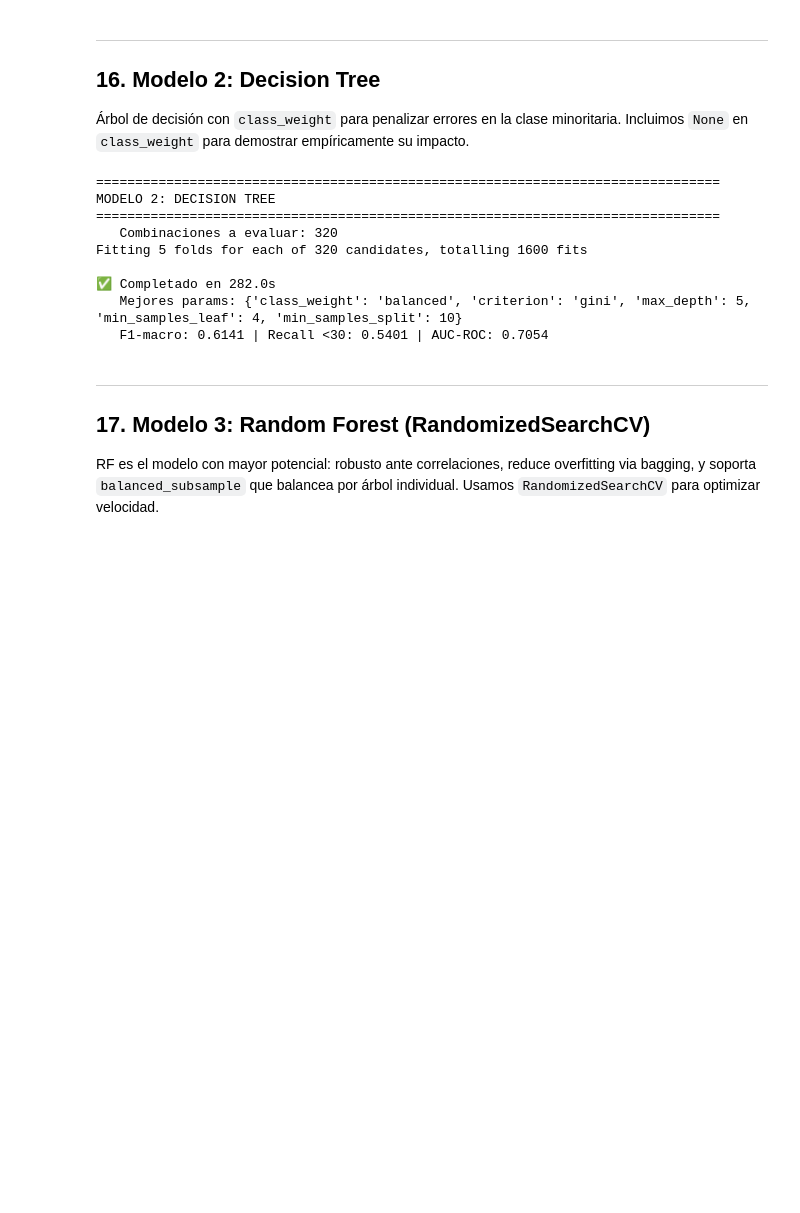
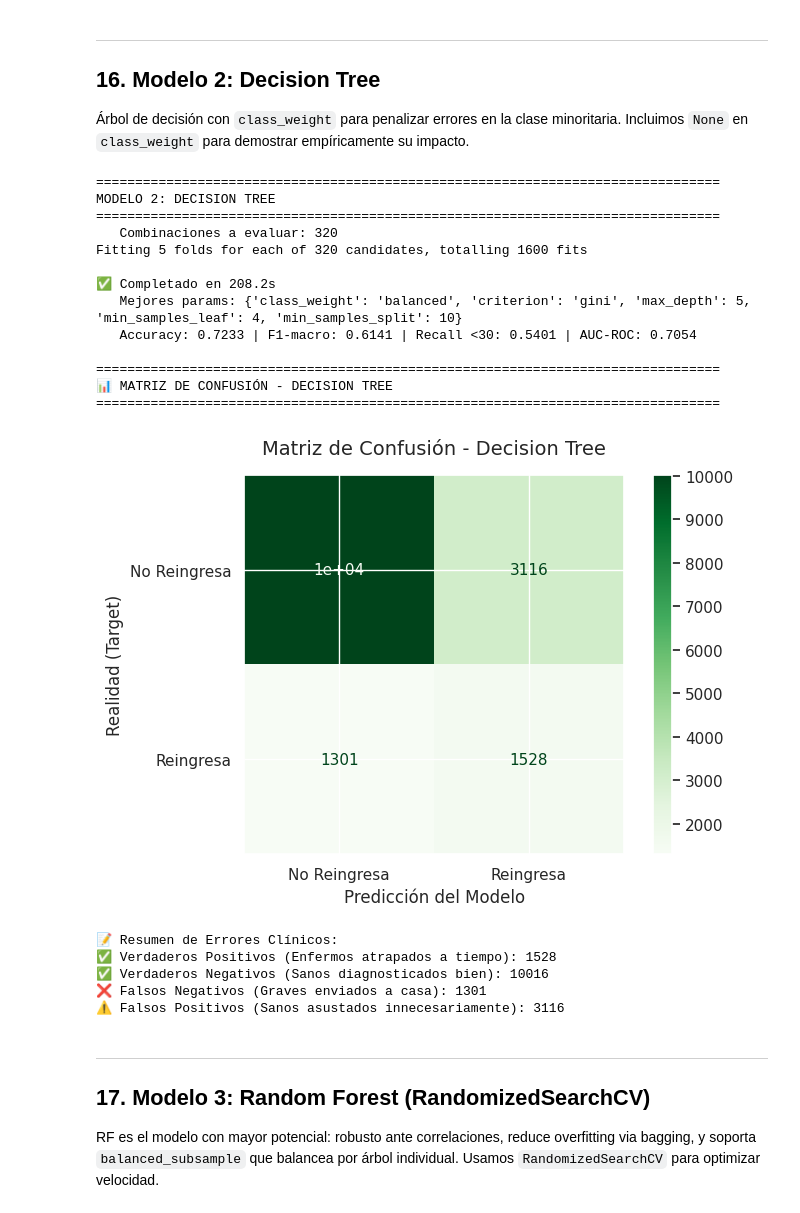
Before and after one commit to SantiagoAmaya99/Proyecto_Final_IA1_UIS, a Jupyter notebook: parcial-2/EDA_Diabetes_Final copy.ipynb, the cells around one changed output. Drawn from its saved outputs; the diff is of its cells as text; code cells hidden in the pictures; blank space fills up the shorter version.

```diff
--- a/parcial-2/EDA_Diabetes_Final copy.ipynb
+++ b/parcial-2/EDA_Diabetes_Final copy.ipynb
@@ -1157,6 +940,9 @@ NameError: name 'X_train_balanced' is not defined
 
 Árbol de decisión con `class_weight` para penalizar errores en la clase minoritaria. Incluimos `None` en `class_weight` para demostrar empíricamente su impacto.
 # %%
+import matplotlib.pyplot as plt
+from sklearn.metrics import accuracy_score, confusion_matrix, ConfusionMatrixDisplay
+
 print("="*80)
 print("MODELO 2: DECISION TREE")
 print("="*80)
@@ -1170,41 +956,81 @@ param_grid_dt = {
 }
 
 total_combos = 2*5*4*4*2
 print(f"   Combinaciones a evaluar: {total_combos}")
 
 grid_dt = GridSearchCV(
     DecisionTreeClassifier(random_state=42), param_grid_dt,
     cv=cv_strategy, scoring=scoring, refit='f1_macro', n_jobs=-1, verbose=1
 )
 
 start = time.time()
 grid_dt.fit(X_train, y_train)
 t_dt = time.time() - start
 
 y_pred_dt = grid_dt.predict(X_test)
-acc_dt       = grid_dt.score(X_test, y_test)
+
+# --- CORRECCIÓN DEL ACCURACY ---
+acc_dt       = accuracy_score(y_test, y_pred_dt)
 f1_dt        = f1_score(y_test, y_pred_dt, average='macro')
-# Correct labels and indexing for binary classification (classes 0 and 1)
 recall_cls   = recall_score(y_test, y_pred_dt, average=None, labels=[0, 1])
-recall_30_dt = recall_cls[1] # Class 1 corresponds to '<30'
+recall_30_dt = recall_cls[1]
 prec_cls     = precision_score(y_test, y_pred_dt, average=None, labels=[0, 1])
-prec_30_dt   = prec_cls[1]   # Class 1 corresponds to '<30'
-# Correct AUC calculation for binary classification using probability of positive class
+prec_30_dt   = prec_cls[1]
 auc_dt       = roc_auc_score(y_test, grid_dt.predict_proba(X_test)[:, 1])
 
 print(f"\n✅ Completado en {t_dt:.1f}s")
 print(f"   Mejores params: {grid_dt.best_params_}")
-print(f"   F1-macro: {f1_dt:.4f} | Recall <30: {recall_30_dt:.4f} | AUC-ROC: {auc_dt:.4f}")
+print(f"   Accuracy: {acc_dt:.4f} | F1-macro: {f1_dt:.4f} | Recall <30: {recall_30_dt:.4f} | AUC-ROC: {auc_dt:.4f}")
+
+# ==========================================
+# SECCIÓN VISUAL: MATRIZ DE CONFUSIÓN
+# ==========================================
+print("\n" + "="*80)
+print("📊 MATRIZ DE CONFUSIÓN - DECISION TREE")
+print("="*80)
+
+fig, ax = plt.subplots(figsize=(7, 5))
+disp = ConfusionMatrixDisplay.from_predictions(
+    y_test,
+    y_pred_dt,
+    display_labels=['No Reingresa', 'Reingresa'], # Etiquetas actualizadas a binario puro
+    cmap='Greens', # Le cambié el color a verde para que en el informe se distinga del modelo anterior
+    colorbar=True,
+    ax=ax
+)
+plt.title('Matriz de Confusión - Decision Tree', fontsize=14, pad=15)
+plt.xlabel('Predicción del Modelo', fontsize=12)
+plt.ylabel('Realidad (Target)', fontsize=12)
+plt.tight_layout()
+plt.show()
+
+# Resumen en texto para la Hipótesis del Informe
+tn, fp, fn, tp = confusion_matrix(y_test, y_pred_dt).ravel()
+print(f"\n📝 Resumen de Errores Clínicos:")
+print(f"✅ Verdaderos Positivos (Enfermos atrapados a tiempo): {tp}")
+print(f"✅ Verdaderos Negativos (Sanos diagnosticados bien): {tn}")
+print(f"❌ Falsos Negativos (Graves enviados a casa): {fn}")
+print(f"⚠️ Falsos Positivos (Sanos asustados innecesariamente): {fp}")
 # %% [output]
 ================================================================================
 MODELO 2: DECISION TREE
 ================================================================================
    Combinaciones a evaluar: 320
 Fitting 5 folds for each of 320 candidates, totalling 1600 fits
 
-✅ Completado en 282.0s
+✅ Completado en 208.2s
    Mejores params: {'class_weight': 'balanced', 'criterion': 'gini', 'max_depth': 5, 'min_samples_leaf': 4, 'min_samples_split': 10}
-   F1-macro: 0.6141 | Recall <30: 0.5401 | AUC-ROC: 0.7054
+   Accuracy: 0.7233 | F1-macro: 0.6141 | Recall <30: 0.5401 | AUC-ROC: 0.7054
+
+================================================================================
+📊 MATRIZ DE CONFUSIÓN - DECISION TREE
+================================================================================
+[figure, added]
+📝 Resumen de Errores Clínicos:
+✅ Verdaderos Positivos (Enfermos atrapados a tiempo): 1528
+✅ Verdaderos Negativos (Sanos diagnosticados bien): 10016
+❌ Falsos Negativos (Graves enviados a casa): 1301
+⚠️ Falsos Positivos (Sanos asustados innecesariamente): 3116
 # %% [markdown]
 ---
 ## 17. Modelo 3: Random Forest (RandomizedSearchCV)
```
Also changed, not shown: parts of 19 cells of this notebook.
